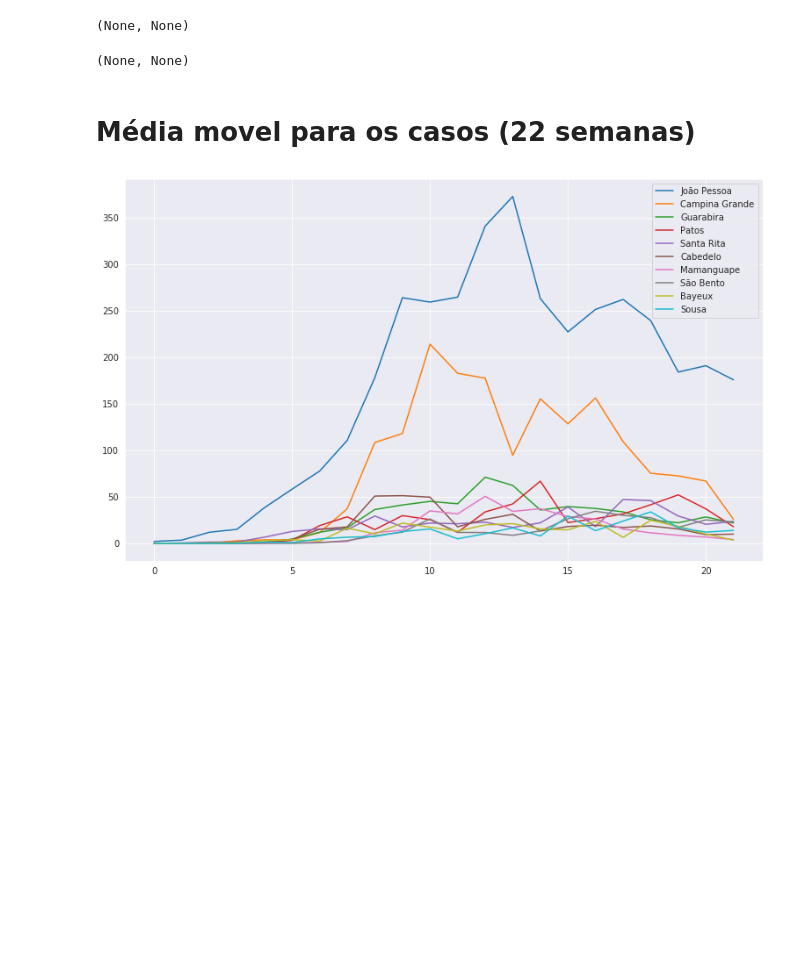
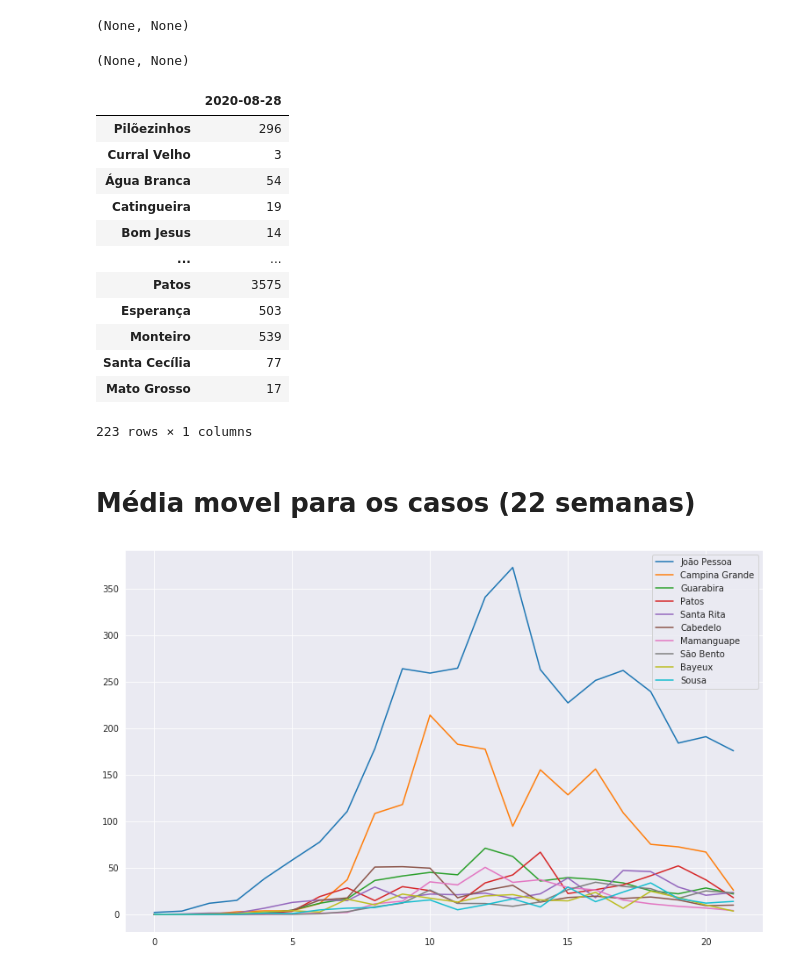
Before and after one commit to TailUFPB/Hackathon-OAB, a Jupyter notebook: src/barrun.ipynb, the cells around one changed output. Saved outputs shown, nothing was run; the diff lists cells and outputs as text; code cells hidden in the pictures; blank space fills up the shorter version.

```diff
--- a/src/barrun.ipynb
+++ b/src/barrun.ipynb
@@ -33,3 +33,19 @@ for i in municipio:
 df_case_new.T.to_csv(url + 'casos_diarios/df_cases_new.csv'), df_death.T.to_csv(url + 'casos_diarios/df_deaths_new.csv')
 # %% [output]
 (None, None)
+# %%
+pd.DataFrame(df_case.T['2020-08-28'])
+# %% [output]
+|  | 2020-08-28 |
+| Pilõezinhos | 296 |
+| Curral Velho | 3 |
+| Água Branca | 54 |
+| Catingueira | 19 |
+| Bom Jesus | 14 |
+| ... | ... |
+| Patos | 3575 |
+| Esperança | 503 |
+| Monteiro | 539 |
+| Santa Cecília | 77 |
+| Mato Grosso | 17 |
+223 rows × 1 columns
```
Also changed, not shown: parts of 1 cell of this notebook, 13 other files.
